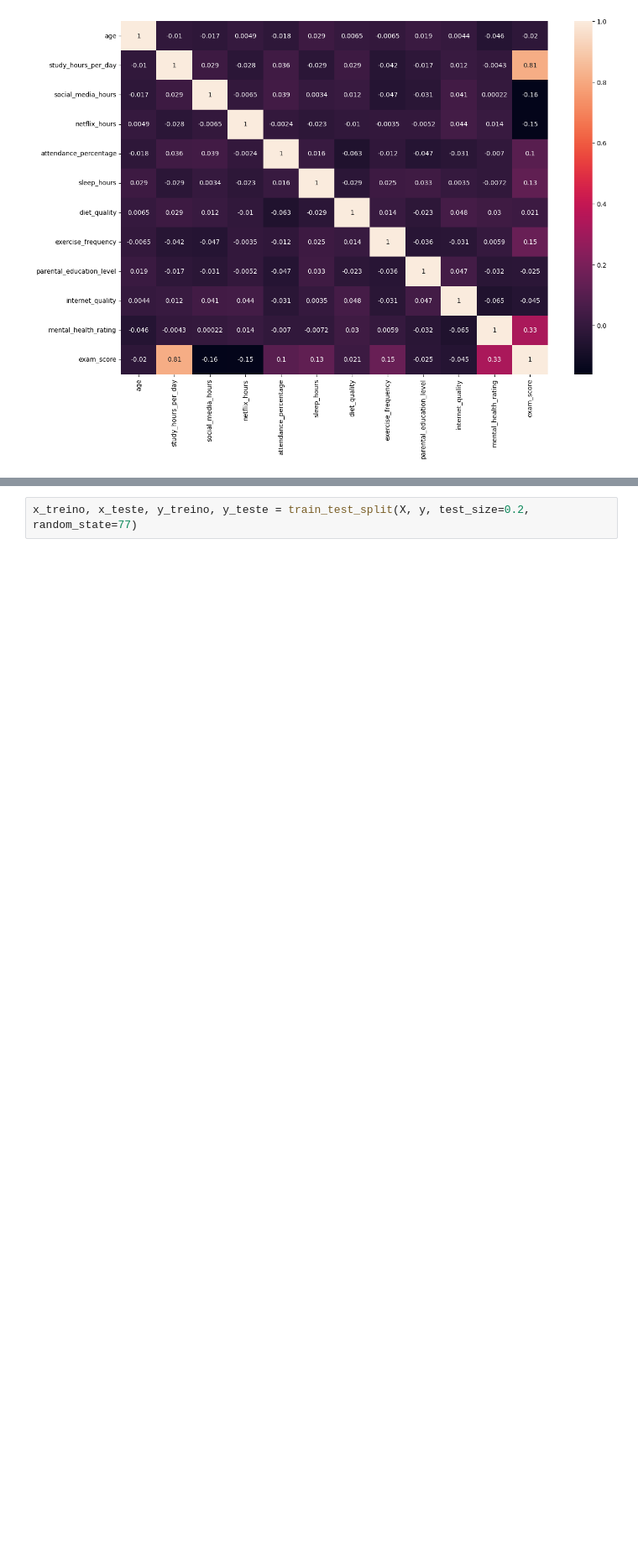
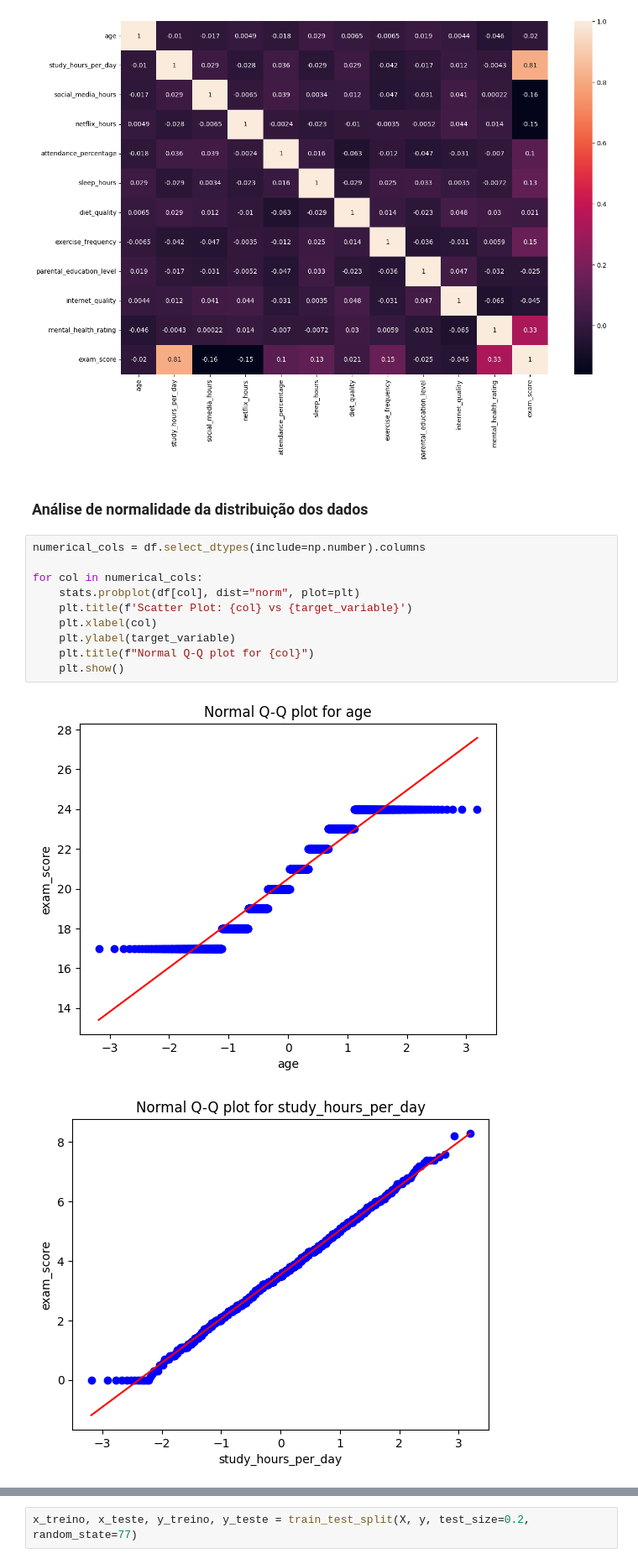
Before and after one commit to luisfelipebp/regression-student-habits, a Jupyter notebook: regression_student_habits.ipynb, the cells around one changed output, grey strips where cells are left out. Shown at 84% size. Cells and saved outputs as stored; diff of their text form; blank space fills up the shorter version.

```diff
--- a/regression_student_habits.ipynb
+++ b/regression_student_habits.ipynb
@@ -513,3 +443,18 @@ plt.figure(figsize=(15,10))
 sns.heatmap(correlacoes, annot=True);
 # %% [output]
 [figure]
+# %% [markdown]
+### Análise de normalidade da distribuição dos dados
+# %%
+numerical_cols = df.select_dtypes(include=np.number).columns
+
+for col in numerical_cols:
+    stats.probplot(df[col], dist="norm", plot=plt)
+    plt.title(f'Scatter Plot: {col} vs {target_variable}')
+    plt.xlabel(col)
+    plt.ylabel(target_variable)
+    plt.title(f"Normal Q-Q plot for {col}")
+    plt.show()
+# %% [output]
+[figure, added]
+[figure, added]
```
Also changed, not shown: parts of 36 cells of this notebook.
